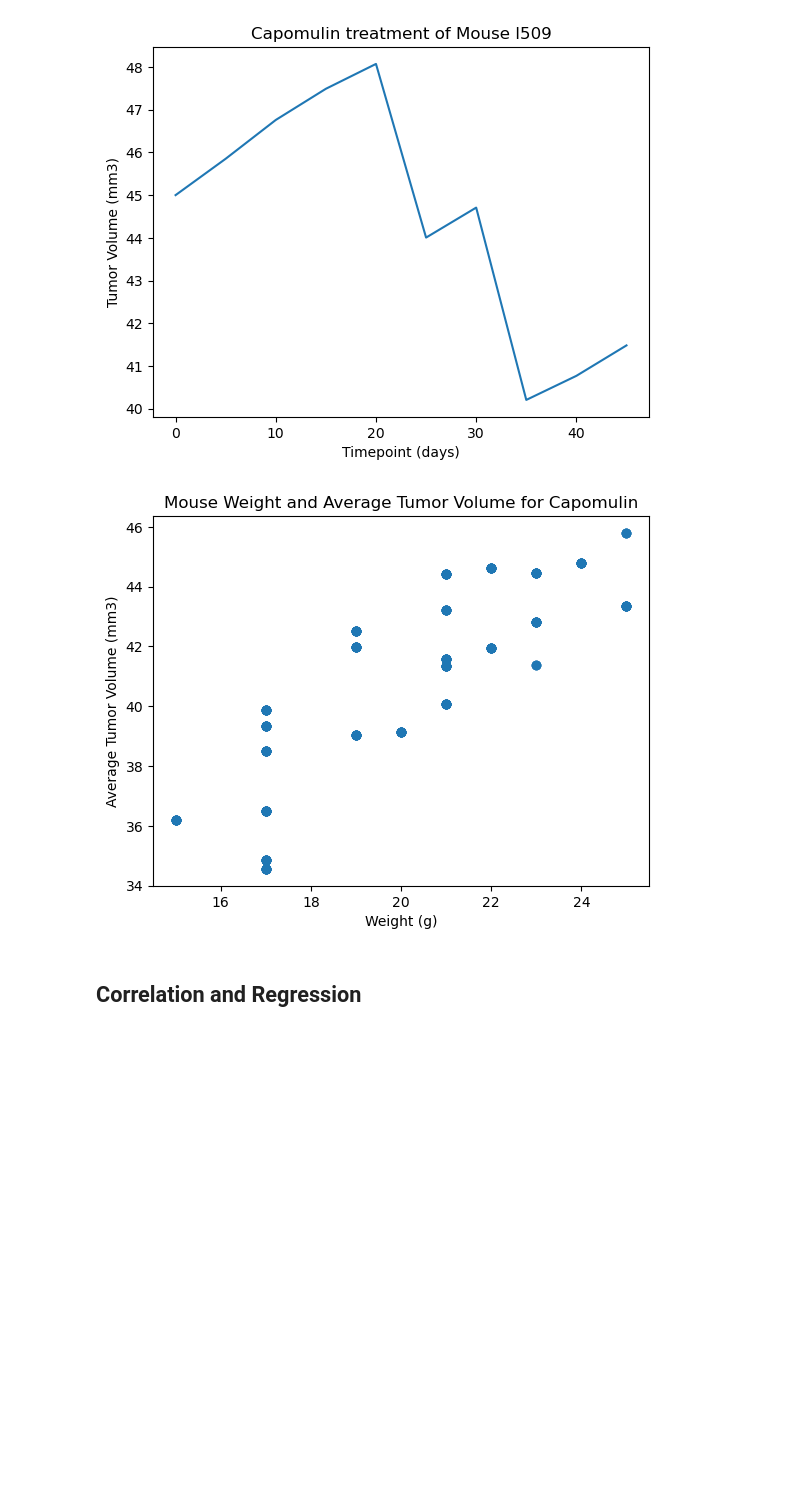
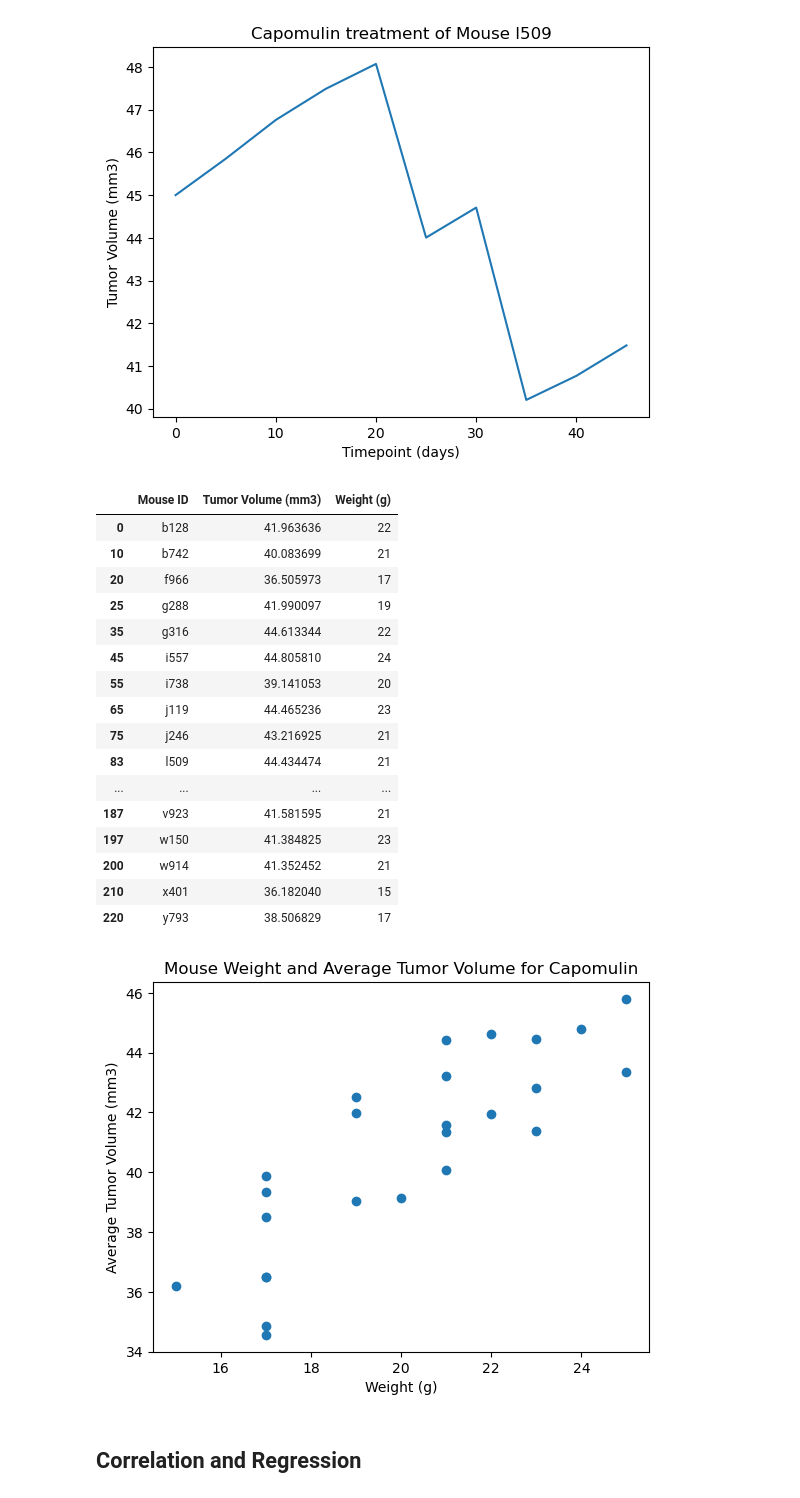
Before and after one commit to thomasjngo/Pharmaceuticals-Analysis, a Jupyter notebook: pymaceuticals_starter.ipynb, the cells around one changed output. Drawn from its saved outputs; the diff is of its cells as text; code cells hidden in the pictures; blank space fills up the shorter version.

```diff
--- a/pymaceuticals_starter.ipynb
+++ b/pymaceuticals_starter.ipynb
@@ -294,16 +294,35 @@ plt.show()
 # %%
 # Generate a scatter plot of mouse weight vs. the average observed tumor volume for the entire Capomulin regimen
 
 capomulin_data = clean_results[clean_results['Drug Regimen'] == 'Capomulin']
 avg_tumor_vol = capomulin_data.groupby('Mouse ID')['Tumor Volume (mm3)'].mean().reset_index()
-scatter_data = pd.merge(avg_tumor_vol, clean_results, on='Mouse ID', how='inner')
+scatter_data = pd.merge(avg_tumor_vol, capomulin_data[['Mouse ID', 'Weight (g)']], on='Mouse ID', how='inner').drop_duplicates()
 
-plt.scatter(scatter_data['Weight (g)'], scatter_data['Tumor Volume (mm3)_x'])
+plt.scatter(scatter_data['Weight (g)'], scatter_data['Tumor Volume (mm3)'])
 plt.xlabel('Weight (g)')
 plt.ylabel('Average Tumor Volume (mm3)')
 plt.title('Mouse Weight and Average Tumor Volume for Capomulin')
-plt.show()
+plt.show
+
+#scatter_data
 # %% [output]
+|  | Mouse ID | Tumor Volume (mm3) | Weight (g) |
+| 0 | b128 | 41.963636 | 22 |
+| 10 | b742 | 40.083699 | 21 |
+| 20 | f966 | 36.505973 | 17 |
+| 25 | g288 | 41.990097 | 19 |
+| 35 | g316 | 44.613344 | 22 |
+| 45 | i557 | 44.805810 | 24 |
+| 55 | i738 | 39.141053 | 20 |
+| 65 | j119 | 44.465236 | 23 |
+| 75 | j246 | 43.216925 | 21 |
+| 83 | l509 | 44.434474 | 21 |
+| ... | ... | ... | ... |
+| 187 | v923 | 41.581595 | 21 |
+| 197 | w150 | 41.384825 | 23 |
+| 200 | w914 | 41.352452 | 21 |
+| 210 | x401 | 36.182040 | 15 |
+| 220 | y793 | 38.506829 | 17 |
 [figure]
 # %% [markdown]
 ## Correlation and Regression
```
Also changed, not shown: parts of 2 cells of this notebook.
